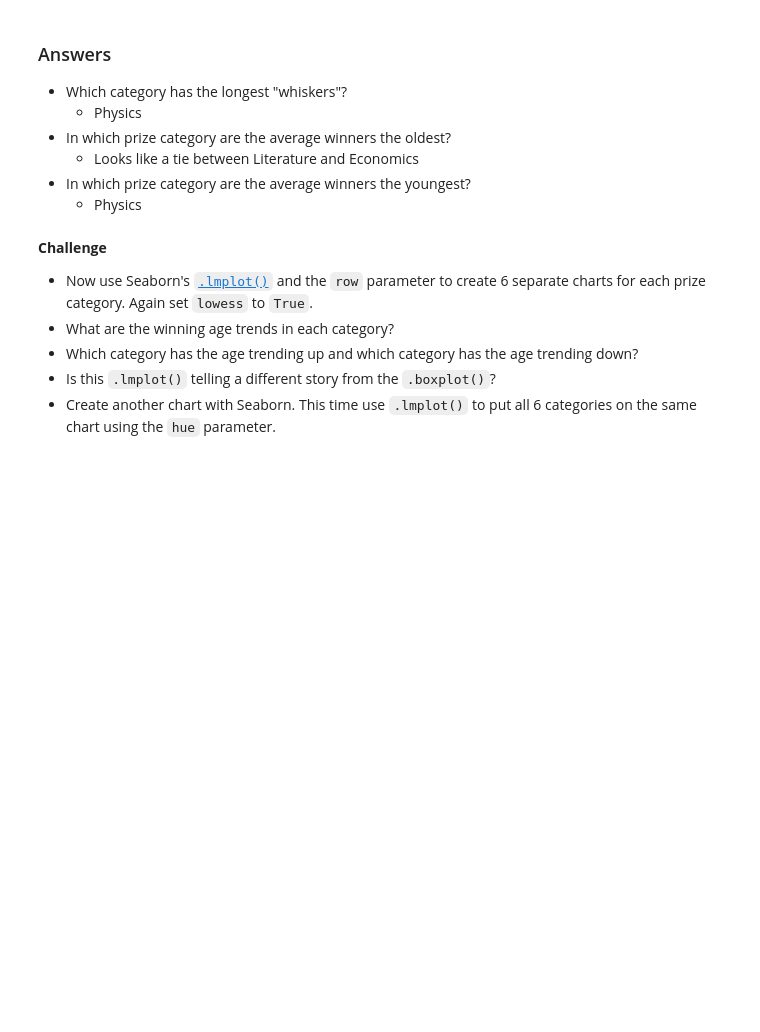
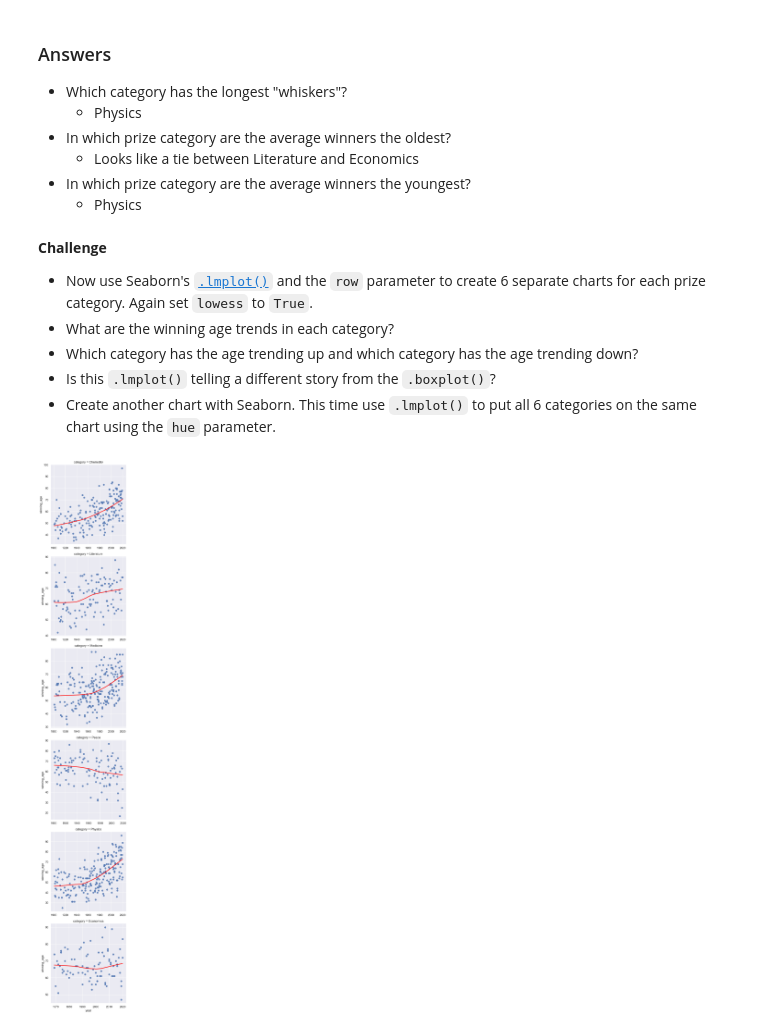
Before and after one commit to noah-clements/100Days-Python-Course, a Jupyter notebook: Nobel+Prize+Analysis/Nobel_Prize_Analysis.ipynb, the cells around one changed output. Cells and saved outputs as stored; diff of their text form; code cells hidden in the pictures; blank space fills up the shorter version.

```diff
--- a/Nobel+Prize+Analysis/Nobel_Prize_Analysis.ipynb
+++ b/Nobel+Prize+Analysis/Nobel_Prize_Analysis.ipynb
@@ -1141,3 +1146,10 @@ age_box.update_layout(showlegend=False)
 * Which category has the age trending up and which category has the age trending down?
 * Is this `.lmplot()` telling a different story from the `.boxplot()`?
 * Create another chart with Seaborn. This time use `.lmplot()` to put all 6 categories on the same chart using the `hue` parameter.
+# %%
+sns.lmplot(data=df_data, x='year', y='winning_age', lowess=True,
+           row='category', line_kws={"color": "red"},
+           facet_kws=dict(sharex=False, sharey=False),)
+plt.show()
+# %% [output]
+[figure, added]
```
Also changed, not shown: parts of 7 cells of this notebook.
